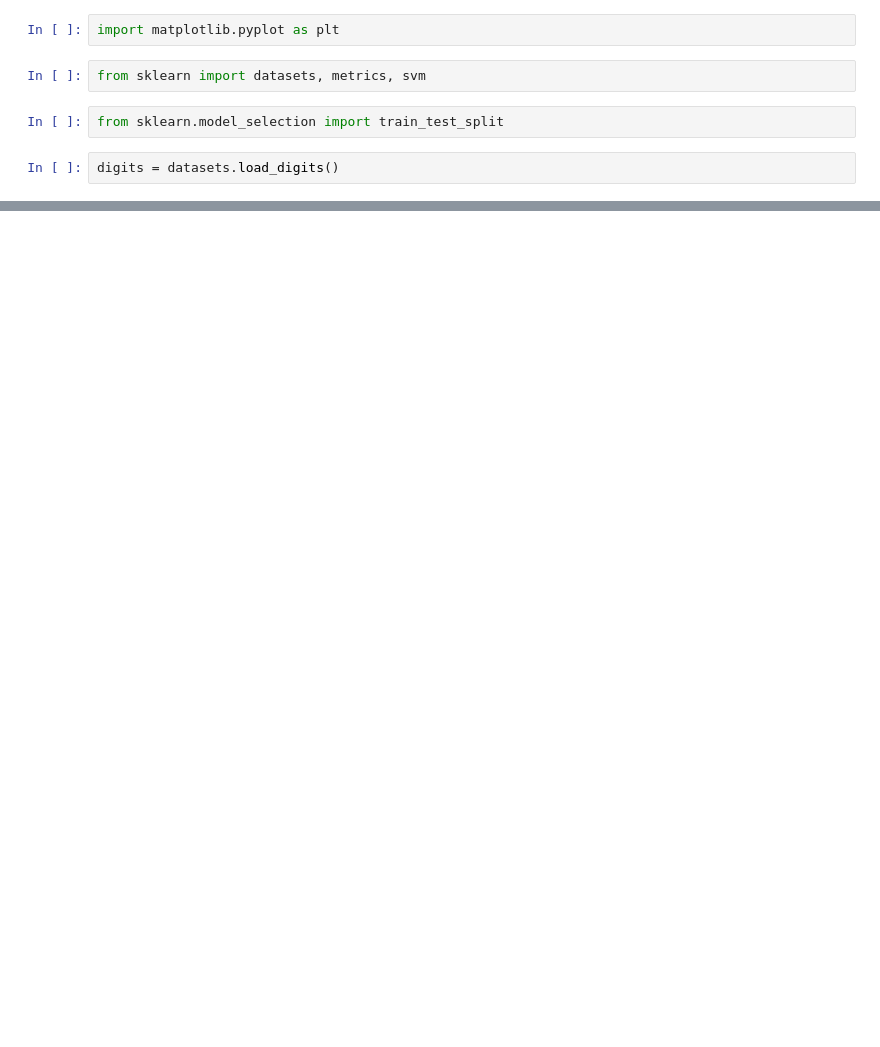
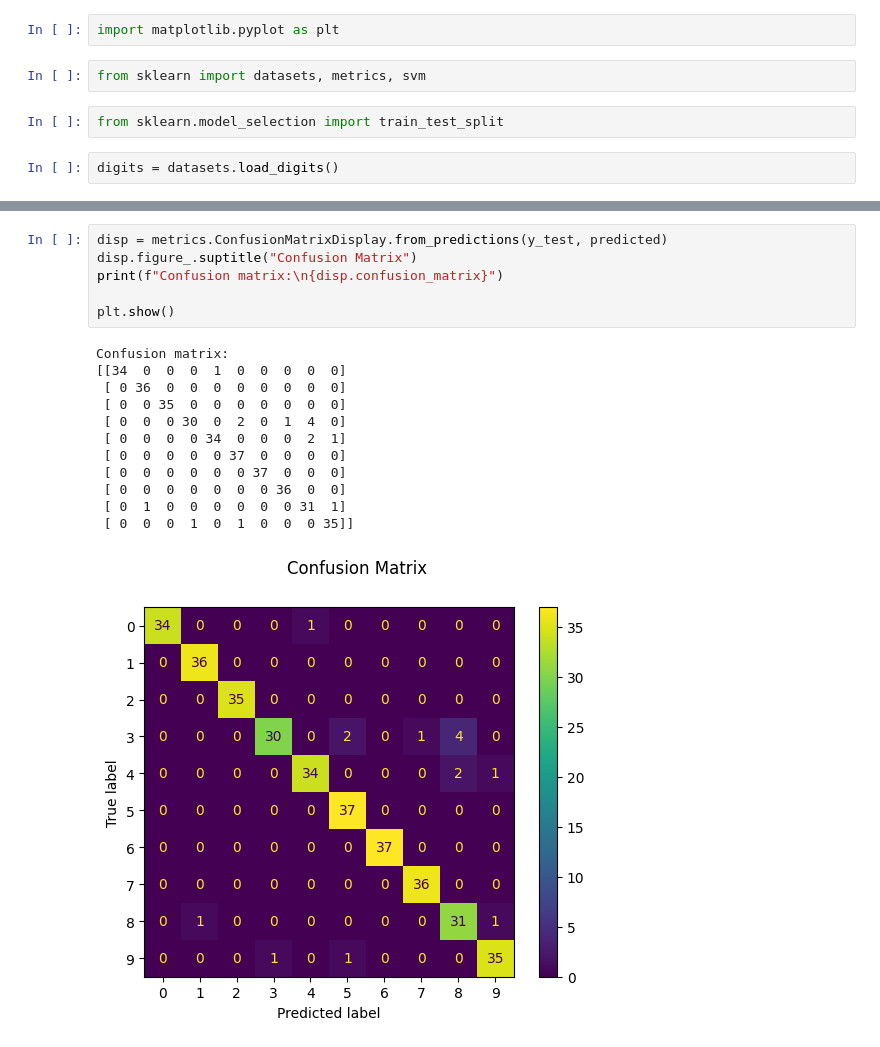
Before and after one commit to nazmimln15-ctrl/sklearn-belajar, a Jupyter notebook: Untitled7.ipynb, the cells around one changed output, grey strips where cells are left out. Drawn from its saved outputs; the diff is of its cells as text; blank space fills up the shorter version.

```diff
--- a/Untitled7.ipynb
+++ b/Untitled7.ipynb
@@ -16,0 +94,19 @@ for ax, image, label in zip(axes, digits.images, digits.target):
+# %%
+disp = metrics.ConfusionMatrixDisplay.from_predictions(y_test, predicted)
+disp.figure_.suptitle("Confusion Matrix")
+print(f"Confusion matrix:\n{disp.confusion_matrix}")
+
+plt.show()
+# %% [output]
+Confusion matrix:
+[[34  0  0  0  1  0  0  0  0  0]
+ [ 0 36  0  0  0  0  0  0  0  0]
+ [ 0  0 35  0  0  0  0  0  0  0]
+ [ 0  0  0 30  0  2  0  1  4  0]
+ [ 0  0  0  0 34  0  0  0  2  1]
+ [ 0  0  0  0  0 37  0  0  0  0]
+ [ 0  0  0  0  0  0 37  0  0  0]
+ [ 0  0  0  0  0  0  0 36  0  0]
+ [ 0  1  0  0  0  0  0  0 31  1]
+ [ 0  0  0  1  0  1  0  0  0 35]]
+[figure, added]
```
Also changed, not shown: parts of 12 cells of this notebook.
